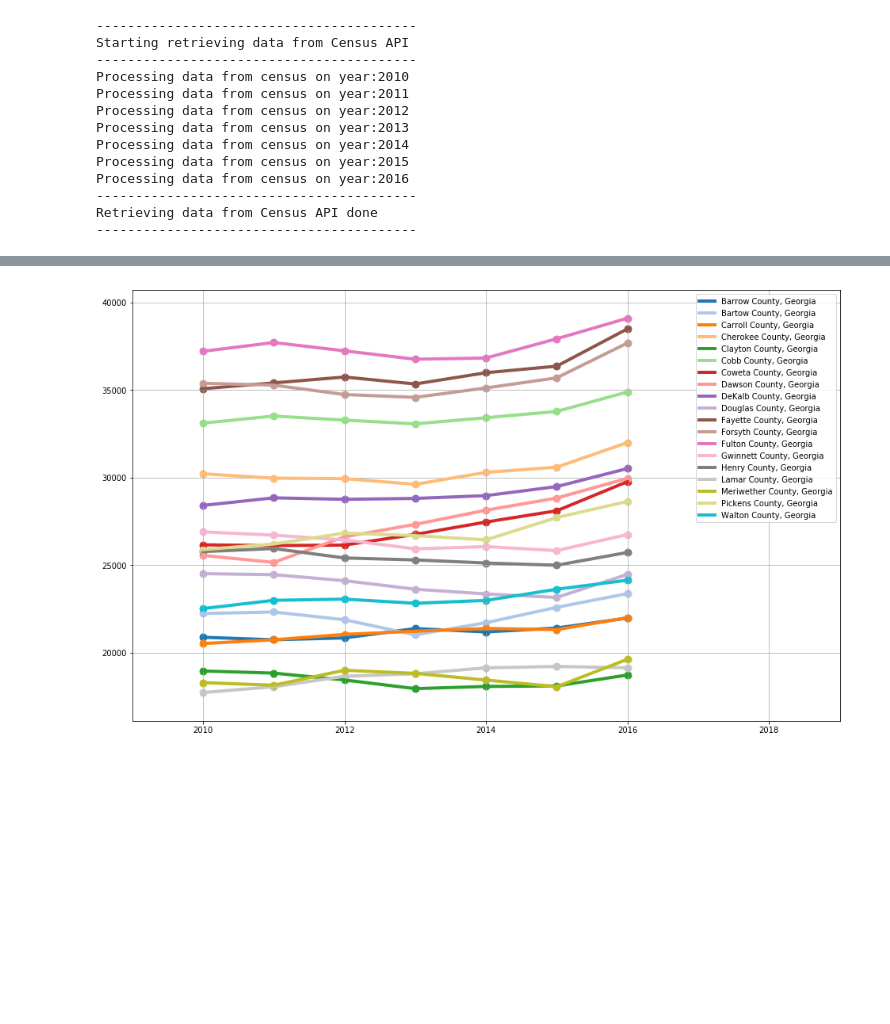
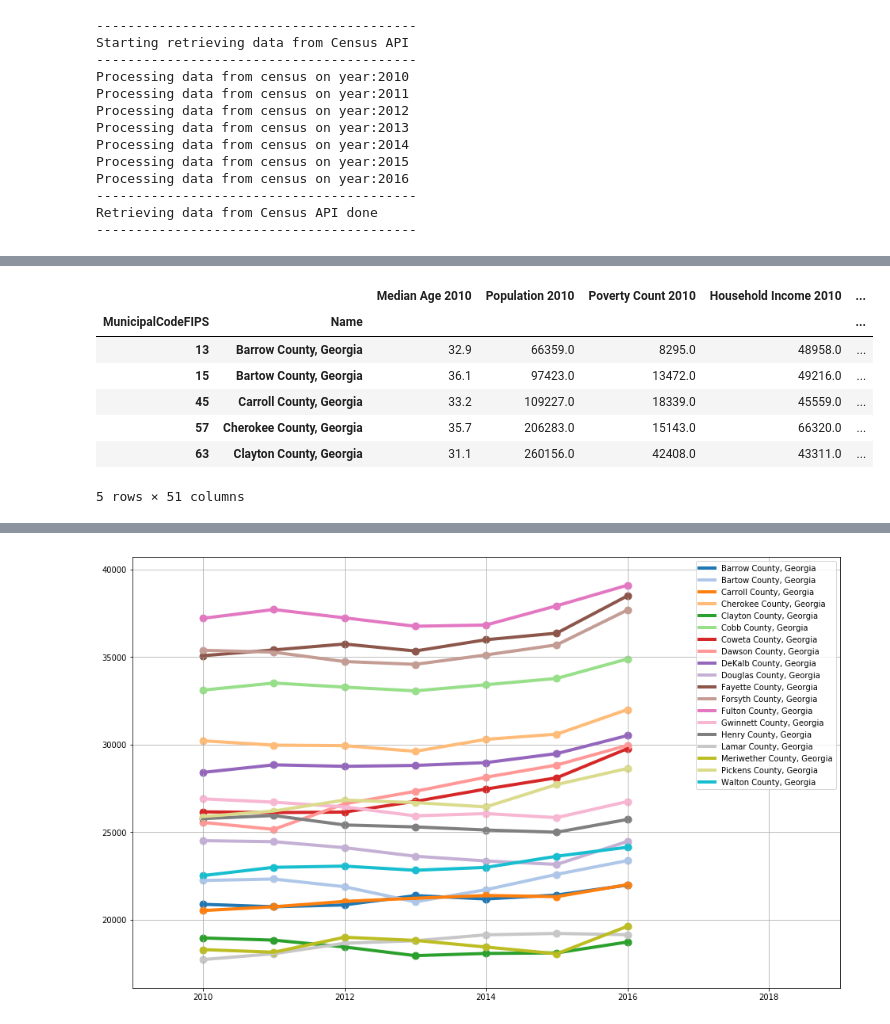
Before and after one commit to ricleongo/HousePricePredict, a Jupyter notebook: data_exploration.ipynb, the cells around one changed output, grey strips where cells are left out. Saved outputs shown, nothing was run; the diff lists cells and outputs as text; code cells hidden in the pictures; blank space fills up the shorter version.

```diff
--- a/data_exploration.ipynb
+++ b/data_exploration.ipynb
@@ -145,0 +111,27 @@ census_data.head()
+# %%
+zillow_data = pd.read_csv(zillow_csv)
+
+georgia_fips = 13
+county_fips = ['121','135','089','067','063','057','151','117','097','077','045','113','015','297','013','227','085','199','171']
+
+metro_atlanta_data = zillow_data[(zillow_data["StateCodeFIPS"] == georgia_fips) & (zillow_data["MunicipalCodeFIPS"].isin(county_fips))]
+
+metro_atlanta_data = metro_atlanta_data.drop(columns=["State", "Metro", "StateCodeFIPS", "SizeRank", "RegionName"])
+
+metro_atlanta_data.set_index(["MunicipalCodeFIPS"], inplace=True)
+
+metro_atlanta_data = metro_atlanta_data.T
+
+metro_atlanta_data.reset_index(inplace=True)
+
+metro_atlanta_data["year"] = metro_atlanta_data["index"].apply(lambda x: x[:(len(x) - x.find("-")) + 1])
+
+metro_atlanta_data = metro_atlanta_data.drop(columns=["index"])
+
+metro_atlanta_data = metro_atlanta_data.groupby("year").mean()
+
+metro_atlanta_data = metro_atlanta_data.T
+
+metro_atlanta_data.rename(columns=get_zillow_column_des(), inplace=True)
+
+metro_atlanta_data.head()
@@ -145,0 +146,20 @@ census_data.head()
+# %%
+census_data_reset = census_data.reset_index()
+census_data_reset["MunicipalCodeFIPS"] = census_data_reset["MunicipalCodeFIPS"].astype("l")
+
+metro_atlanta_data_reset = metro_atlanta_data.reset_index()
+
+zillow_census_data = pd.merge(census_data_reset, metro_atlanta_data_reset, how="outer", left_on="MunicipalCodeFIPS", right_on="MunicipalCodeFIPS")
+
+zillow_census_data.set_index(["MunicipalCodeFIPS", "Name"], inplace=True)
+
+zillow_census_data.head()
+# %% [output]
+|  |  | Median Age 2010 | Population 2010 | Poverty Count 2010 | Household Income 2010 | ... |
+| MunicipalCodeFIPS | Name |  |  |  |  | ... |
+| 13 | Barrow County, Georgia | 32.9 | 66359.0 | 8295.0 | 48958.0 | ... |
+| 15 | Bartow County, Georgia | 36.1 | 97423.0 | 13472.0 | 49216.0 | ... |
+| 45 | Carroll County, Georgia | 33.2 | 109227.0 | 18339.0 | 45559.0 | ... |
+| 57 | Cherokee County, Georgia | 35.7 | 206283.0 | 15143.0 | 66320.0 | ... |
+| 63 | Clayton County, Georgia | 31.1 | 260156.0 | 42408.0 | 43311.0 | ... |
+5 rows × 51 columns
```
Also changed, not shown: parts of 11 cells of this notebook, 1 other file.
